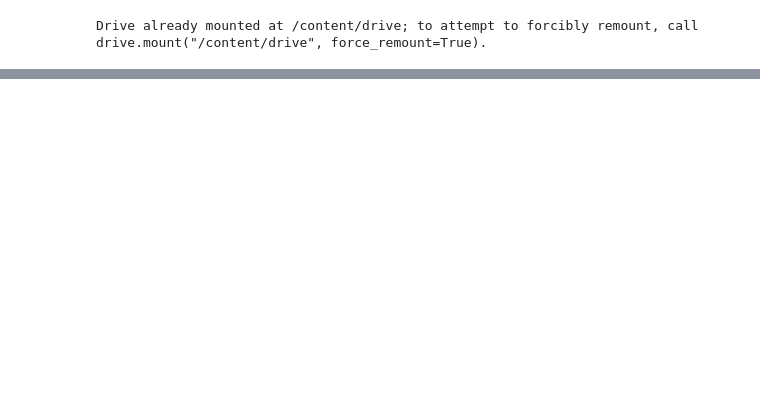
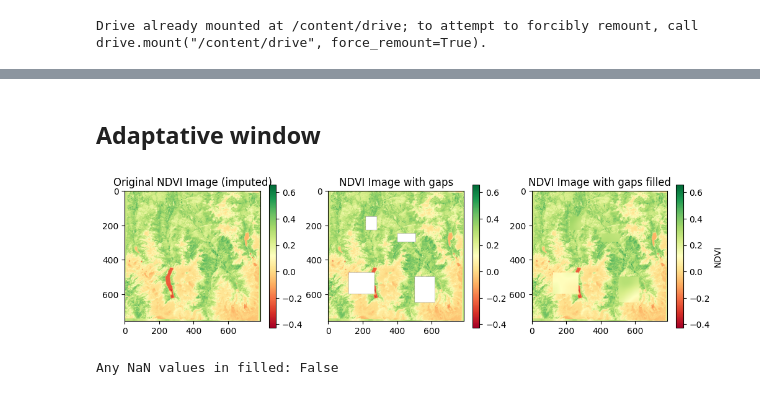
Before and after one commit to larasauser/master, a Jupyter notebook: nspi_1.ipynb, the cells around one changed output, grey strips where cells are left out. Saved outputs shown, nothing was run; the diff lists cells and outputs as text; code cells hidden in the pictures; blank space fills up the shorter version.

```diff
--- a/nspi_1.ipynb
+++ b/nspi_1.ipynb
@@ -152,0 +153,2 @@ R²: 0.44547271728515625
+# %% [markdown]
+## Adaptative window
@@ -152,0 +204,28 @@ R²: 0.44547271728515625
+# %%
+#Apply and visualise
+filled_ndvi = nspi_interpolation_adaptive(ndvi)
+
+
+plt.figure(figsize=(12,3))
+plt.subplot(1,3,1)
+plt.imshow(ndvi_og, cmap='RdYlGn')
+plt.title('Original NDVI Image (imputed)')
+plt.colorbar()
+
+plt.subplot(1,3,2)
+plt.imshow(ndvi, cmap='RdYlGn')
+plt.title('NDVI Image with gaps')
+plt.colorbar()
+
+plt.subplot(1,3,3)
+plt.imshow(filled_ndvi, cmap='RdYlGn')
+plt.title('NDVI Image with gaps filled')
+plt.colorbar(label='NDVI')
+plt.show()
+# %% [output]
+[figure, added]
+# %%
+# Check if there are NaN values in ndvi_og
+print("Any NaN values in filled:", np.any(np.isnan(filled_ndvi)))
+# %% [output]
+Any NaN values in filled: False
```
Also changed, not shown: parts of 11 cells of this notebook.
